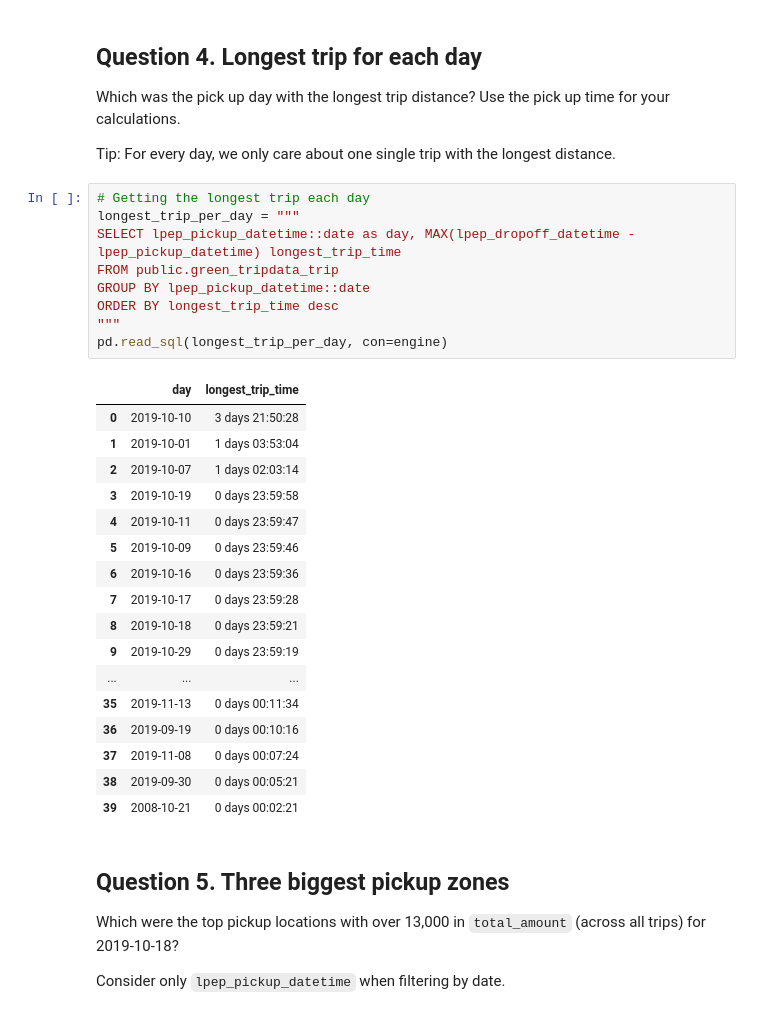
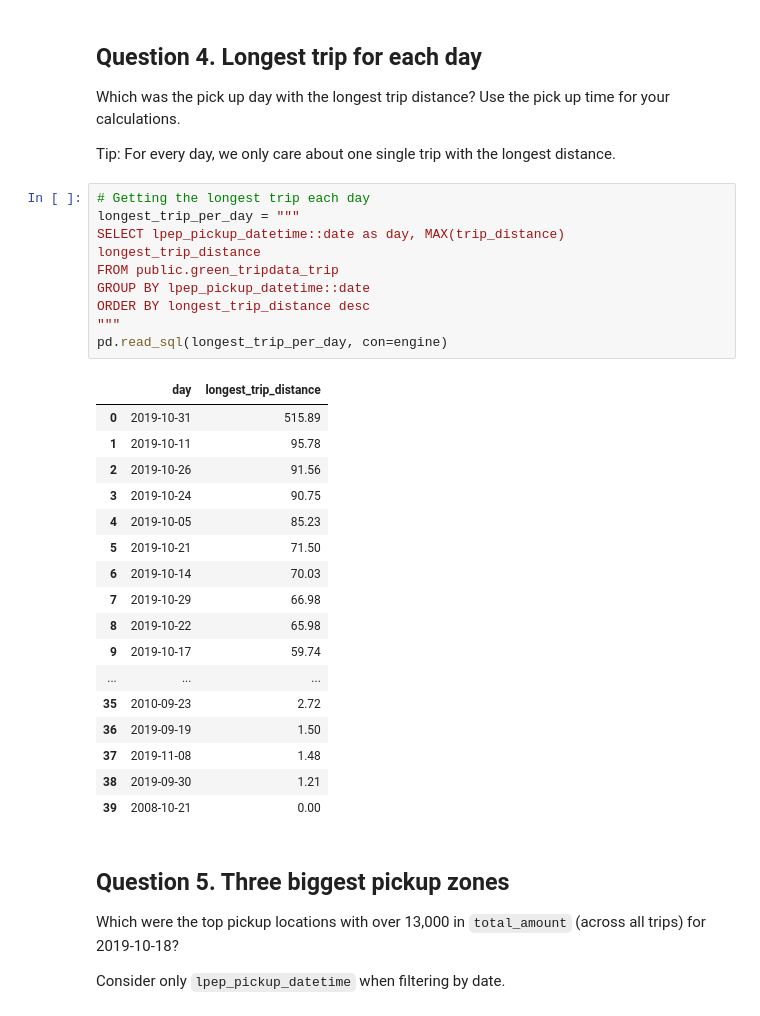
Before and after one commit to ChristopherOloo/DE-Zoomcamp-Lab, a Jupyter notebook: 1_2_Docker/homework-1.ipynb, the cells around one changed output. Cells and saved outputs as stored; diff of their text form.

```diff
--- a/1_2_Docker/homework-1.ipynb
+++ b/1_2_Docker/homework-1.ipynb
@@ -181,30 +179,30 @@ Tip: For every day, we only care about one single trip with the longest distance
 # %%
 # Getting the longest trip each day
 longest_trip_per_day = """
-SELECT lpep_pickup_datetime::date as day, MAX(lpep_dropoff_datetime - lpep_pickup_datetime) longest_trip_time
+SELECT lpep_pickup_datetime::date as day, MAX(trip_distance) longest_trip_distance
 FROM public.green_tripdata_trip
 GROUP BY lpep_pickup_datetime::date
-ORDER BY longest_trip_time desc
+ORDER BY longest_trip_distance desc
 """
 pd.read_sql(longest_trip_per_day, con=engine)
 # %% [output]
-|  | day | longest_trip_time |
-| 0 | 2019-10-10 | 3 days 21:50:28 |
-| 1 | 2019-10-01 | 1 days 03:53:04 |
-| 2 | 2019-10-07 | 1 days 02:03:14 |
-| 3 | 2019-10-19 | 0 days 23:59:58 |
-| 4 | 2019-10-11 | 0 days 23:59:47 |
-| 5 | 2019-10-09 | 0 days 23:59:46 |
-| 6 | 2019-10-16 | 0 days 23:59:36 |
-| 7 | 2019-10-17 | 0 days 23:59:28 |
-| 8 | 2019-10-18 | 0 days 23:59:21 |
-| 9 | 2019-10-29 | 0 days 23:59:19 |
+|  | day | longest_trip_distance |
+| 0 | 2019-10-31 | 515.89 |
+| 1 | 2019-10-11 | 95.78 |
+| 2 | 2019-10-26 | 91.56 |
+| 3 | 2019-10-24 | 90.75 |
+| 4 | 2019-10-05 | 85.23 |
+| 5 | 2019-10-21 | 71.50 |
+| 6 | 2019-10-14 | 70.03 |
+| 7 | 2019-10-29 | 66.98 |
+| 8 | 2019-10-22 | 65.98 |
+| 9 | 2019-10-17 | 59.74 |
 | ... | ... | ... |
-| 35 | 2019-11-13 | 0 days 00:11:34 |
-| 36 | 2019-09-19 | 0 days 00:10:16 |
-| 37 | 2019-11-08 | 0 days 00:07:24 |
-| 38 | 2019-09-30 | 0 days 00:05:21 |
-| 39 | 2008-10-21 | 0 days 00:02:21 |
+| 35 | 2010-09-23 | 2.72 |
+| 36 | 2019-09-19 | 1.50 |
+| 37 | 2019-11-08 | 1.48 |
+| 38 | 2019-09-30 | 1.21 |
+| 39 | 2008-10-21 | 0.00 |
 # %% [markdown]
 ## Question 5. Three biggest pickup zones
 
```
Also changed, not shown: parts of 2 cells of this notebook.
